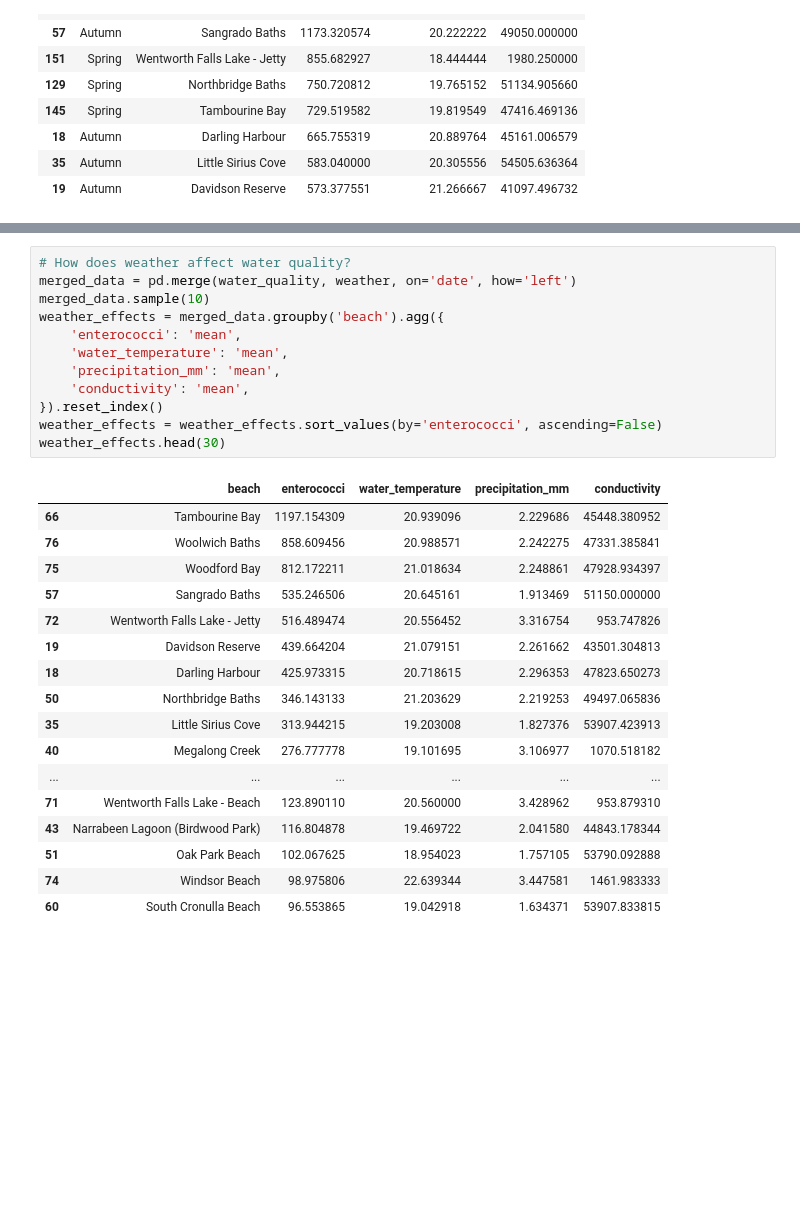
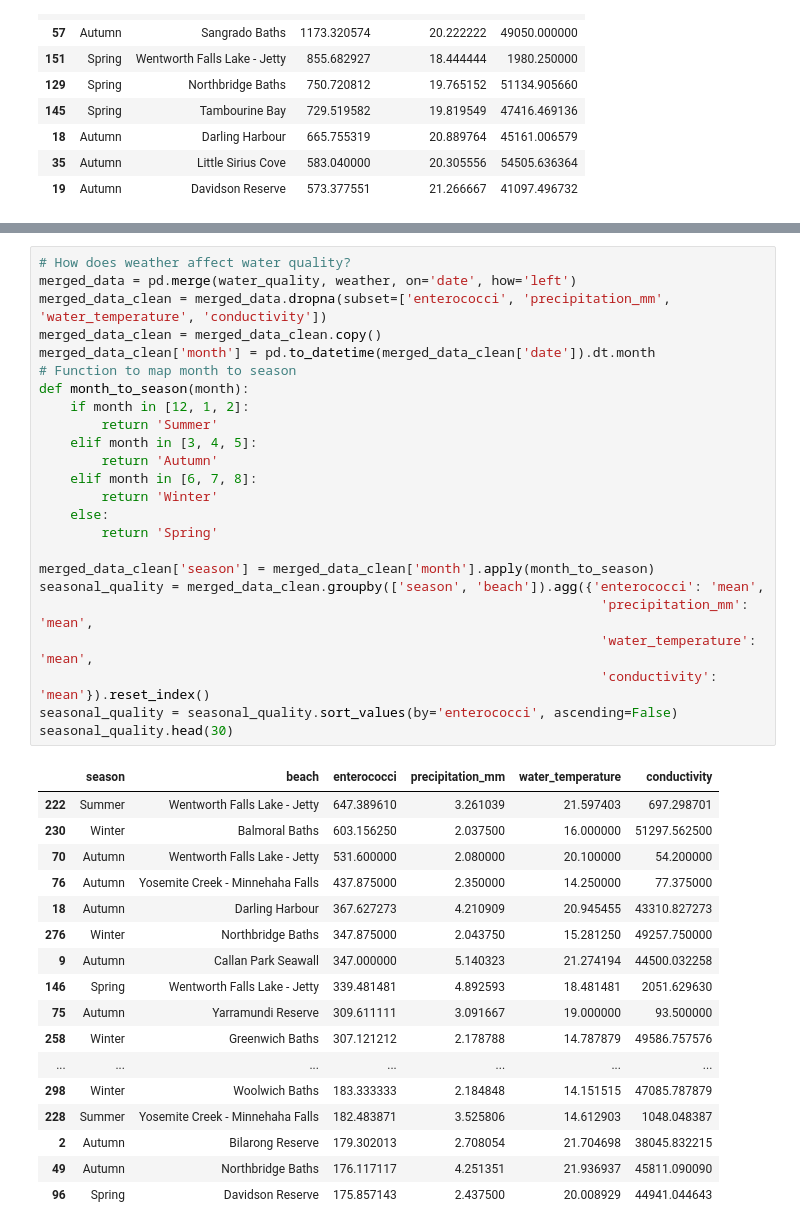
Before and after one commit to ipktpz/beach_water_quality, a Jupyter notebook: sydney_water_quality.ipynb, the cells around one changed output, grey strips where cells are left out. Cells and saved outputs as stored; diff of their text form; blank space fills up the shorter version.

Commit message:
seasons and merging data frames

```diff
--- a/sydney_water_quality.ipynb
+++ b/sydney_water_quality.ipynb
@@ -129,30 +106,42 @@ Requirement already satisfied: six>=1.5 in c:\users\ipekt\miniconda3\lib\site-pa
 # %%
 # How does weather affect water quality?
 merged_data = pd.merge(water_quality, weather, on='date', how='left')
-merged_data.sample(10)
-weather_effects = merged_data.groupby('beach').agg({
-    'enterococci': 'mean',
-    'water_temperature': 'mean',
-    'precipitation_mm': 'mean',
-    'conductivity': 'mean',
-}).reset_index()
-weather_effects = weather_effects.sort_values(by='enterococci', ascending=False)
-weather_effects.head(30)
+merged_data_clean = merged_data.dropna(subset=['enterococci', 'precipitation_mm', 'water_temperature', 'conductivity'])
+merged_data_clean = merged_data_clean.copy()
+merged_data_clean['month'] = pd.to_datetime(merged_data_clean['date']).dt.month
+# Function to map month to season
+def month_to_season(month):
+    if month in [12, 1, 2]:
+        return 'Summer'
+    elif month in [3, 4, 5]:
+        return 'Autumn'
+    elif month in [6, 7, 8]:
+        return 'Winter'
+    else:
+        return 'Spring'
+
+merged_data_clean['season'] = merged_data_clean['month'].apply(month_to_season)
+seasonal_quality = merged_data_clean.groupby(['season', 'beach']).agg({'enterococci': 'mean',
+                                                                        'precipitation_mm': 'mean',
+                                                                        'water_temperature': 'mean',
+                                                                        'conductivity': 'mean'}).reset_index()
+seasonal_quality = seasonal_quality.sort_values(by='enterococci', ascending=False)
+seasonal_quality.head(30)
 # %% [output]
-|  | beach | enterococci | water_temperature | precipitation_mm | conductivity |
-| 66 | Tambourine Bay | 1197.154309 | 20.939096 | 2.229686 | 45448.380952 |
-| 76 | Woolwich Baths | 858.609456 | 20.988571 | 2.242275 | 47331.385841 |
-| 75 | Woodford Bay | 812.172211 | 21.018634 | 2.248861 | 47928.934397 |
-| 57 | Sangrado Baths | 535.246506 | 20.645161 | 1.913469 | 51150.000000 |
-| 72 | Wentworth Falls Lake - Jetty | 516.489474 | 20.556452 | 3.316754 | 953.747826 |
-| 19 | Davidson Reserve | 439.664204 | 21.079151 | 2.261662 | 43501.304813 |
-| 18 | Darling Harbour | 425.973315 | 20.718615 | 2.296353 | 47823.650273 |
-| 50 | Northbridge Baths | 346.143133 | 21.203629 | 2.219253 | 49497.065836 |
-| 35 | Little Sirius Cove | 313.944215 | 19.203008 | 1.827376 | 53907.423913 |
-| 40 | Megalong Creek | 276.777778 | 19.101695 | 3.106977 | 1070.518182 |
-| ... | ... | ... | ... | ... | ... |
-| 71 | Wentworth Falls Lake - Beach | 123.890110 | 20.560000 | 3.428962 | 953.879310 |
-| 43 | Narrabeen Lagoon (Birdwood Park) | 116.804878 | 19.469722 | 2.041580 | 44843.178344 |
-| 51 | Oak Park Beach | 102.067625 | 18.954023 | 1.757105 | 53790.092888 |
-| 74 | Windsor Beach | 98.975806 | 22.639344 | 3.447581 | 1461.983333 |
-| 60 | South Cronulla Beach | 96.553865 | 19.042918 | 1.634371 | 53907.833815 |
+|  | season | beach | enterococci | precipitation_mm | water_temperature | conductivity |
+| 222 | Summer | Wentworth Falls Lake - Jetty | 647.389610 | 3.261039 | 21.597403 | 697.298701 |
+| 230 | Winter | Balmoral Baths | 603.156250 | 2.037500 | 16.000000 | 51297.562500 |
+| 70 | Autumn | Wentworth Falls Lake - Jetty | 531.600000 | 2.080000 | 20.100000 | 54.200000 |
+| 76 | Autumn | Yosemite Creek - Minnehaha Falls | 437.875000 | 2.350000 | 14.250000 | 77.375000 |
+| 18 | Autumn | Darling Harbour | 367.627273 | 4.210909 | 20.945455 | 43310.827273 |
+| 276 | Winter | Northbridge Baths | 347.875000 | 2.043750 | 15.281250 | 49257.750000 |
+| 9 | Autumn | Callan Park Seawall | 347.000000 | 5.140323 | 21.274194 | 44500.032258 |
+| 146 | Spring | Wentworth Falls Lake - Jetty | 339.481481 | 4.892593 | 18.481481 | 2051.629630 |
+| 75 | Autumn | Yarramundi Reserve | 309.611111 | 3.091667 | 19.000000 | 93.500000 |
+| 258 | Winter | Greenwich Baths | 307.121212 | 2.178788 | 14.787879 | 49586.757576 |
+| ... | ... | ... | ... | ... | ... | ... |
+| 298 | Winter | Woolwich Baths | 183.333333 | 2.184848 | 14.151515 | 47085.787879 |
+| 228 | Summer | Yosemite Creek - Minnehaha Falls | 182.483871 | 3.525806 | 14.612903 | 1048.048387 |
+| 2 | Autumn | Bilarong Reserve | 179.302013 | 2.708054 | 21.704698 | 38045.832215 |
+| 49 | Autumn | Northbridge Baths | 176.117117 | 4.251351 | 21.936937 | 45811.090090 |
+| 96 | Spring | Davidson Reserve | 175.857143 | 2.437500 | 20.008929 | 44941.044643 |
```
Also changed, not shown: parts of 17 cells of this notebook, 2 other files.
